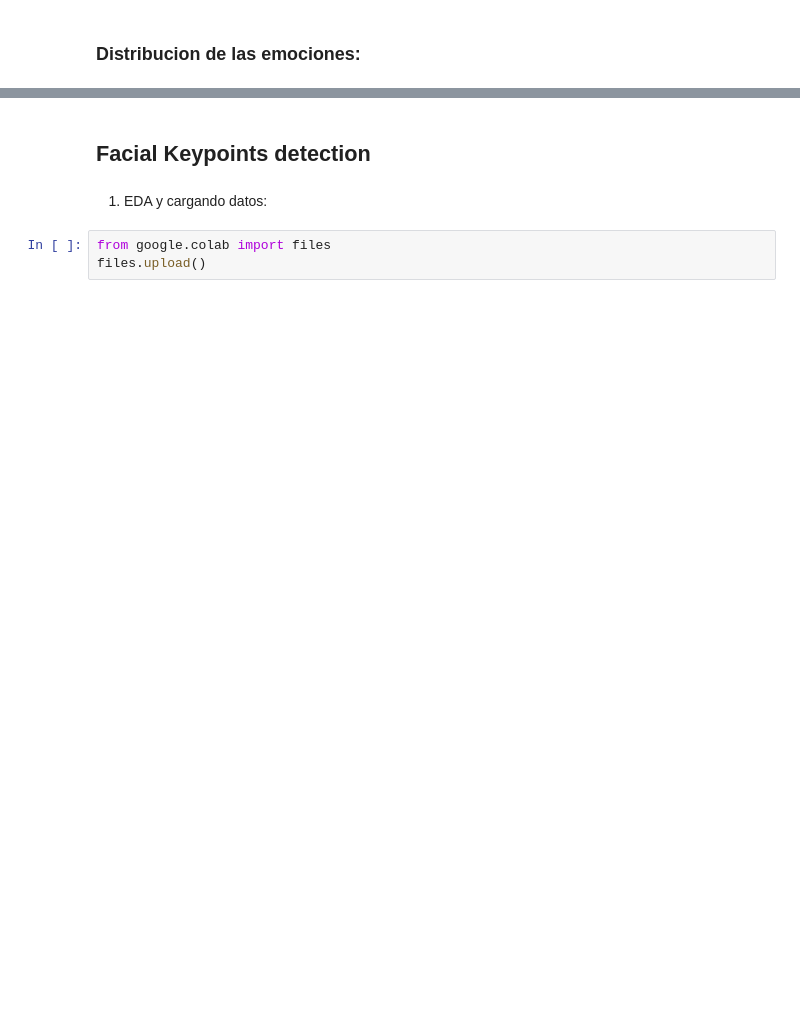
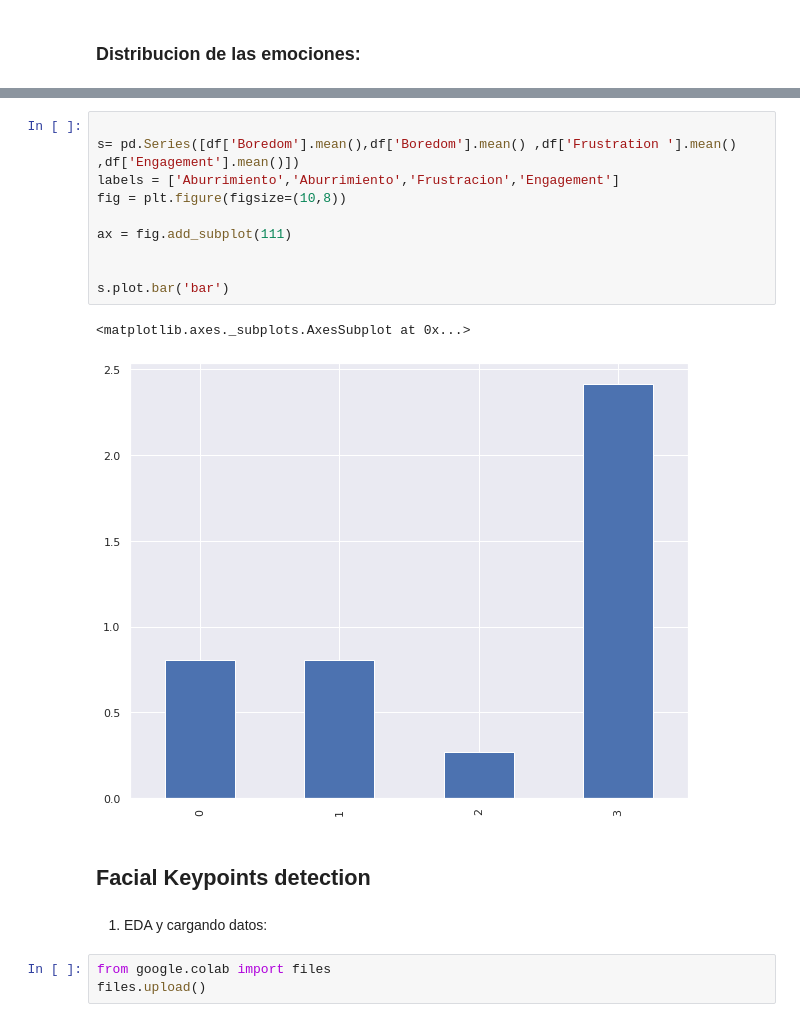
Before and after one commit to aenoboa1/Draft_ML_EmotionAPP, a Jupyter notebook: Main_Notebook.ipynb, the cells around one changed output, grey strips where cells are left out. Cells and saved outputs as stored; diff of their text form; blank space fills up the shorter version.

```diff
--- a/Main_Notebook.ipynb
+++ b/Main_Notebook.ipynb
@@ -216,3 +231,16 @@ df['Boredom'].value_counts().sort_values().plot.pie(
+# %%
+
+s= pd.Series([df['Boredom'].mean(),df['Boredom'].mean() ,df['Frustration '].mean() ,df['Engagement'].mean()])
+labels = ['Aburrimiento','Aburrimiento','Frustracion','Engagement']
+fig = plt.figure(figsize=(10,8))
+
+ax = fig.add_subplot(111)
+
+
+s.plot.bar('bar')
+# %% [output]
+<matplotlib.axes._subplots.AxesSubplot at 0x...>
+[figure, added]
 # %% [markdown]
 ## Facial Keypoints detection
 # %% [markdown]
```
Also changed, not shown: parts of 13 cells of this notebook.
